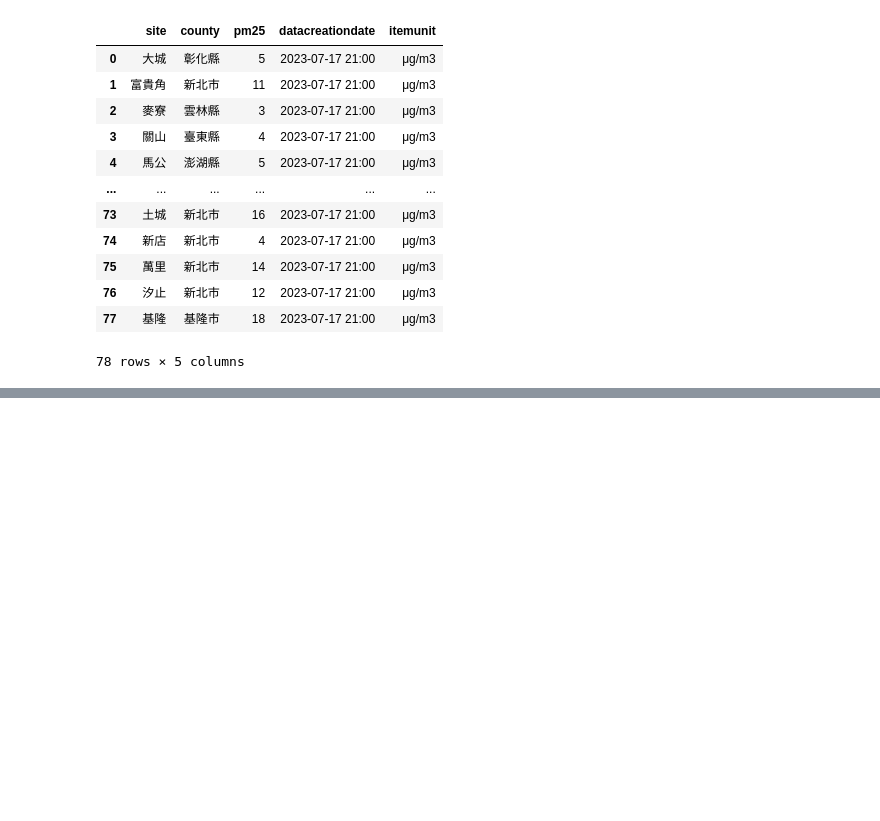
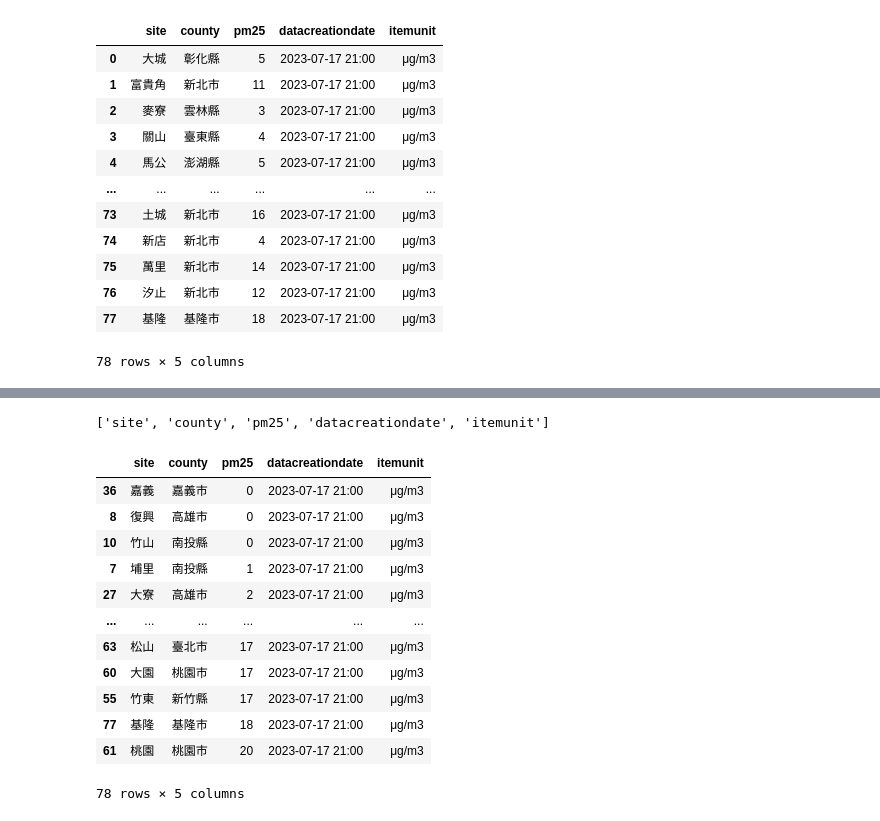
Before and after one commit to Bevis-Chen/homecoming_2023-07-17, a Jupyter notebook: crawler/stock.ipynb, the cells around one changed output, grey strips where cells are left out. Cells and saved outputs as stored; diff of their text form; code cells hidden in the pictures; blank space fills up the shorter version.

```diff
--- a/crawler/stock.ipynb
+++ b/crawler/stock.ipynb
@@ -92,0 +93,20 @@ df.values.tolist()
+# %%
+df.columns.tolist()
+# %% [output]
+['site', 'county', 'pm25', 'datacreationdate', 'itemunit']
+# %%
+df.sort_values("pm25", ascending=True)
+# %% [output]
+|  | site | county | pm25 | datacreationdate | itemunit |
+| 36 | 嘉義 | 嘉義市 | 0 | 2023-07-17 21:00 | μg/m3 |
+| 8 | 復興 | 高雄市 | 0 | 2023-07-17 21:00 | μg/m3 |
+| 10 | 竹山 | 南投縣 | 0 | 2023-07-17 21:00 | μg/m3 |
+| 7 | 埔里 | 南投縣 | 1 | 2023-07-17 21:00 | μg/m3 |
+| 27 | 大寮 | 高雄市 | 2 | 2023-07-17 21:00 | μg/m3 |
+| ... | ... | ... | ... | ... | ... |
+| 63 | 松山 | 臺北市 | 17 | 2023-07-17 21:00 | μg/m3 |
+| 60 | 大園 | 桃園市 | 17 | 2023-07-17 21:00 | μg/m3 |
+| 55 | 竹東 | 新竹縣 | 17 | 2023-07-17 21:00 | μg/m3 |
+| 77 | 基隆 | 基隆市 | 18 | 2023-07-17 21:00 | μg/m3 |
+| 61 | 桃園 | 桃園市 | 20 | 2023-07-17 21:00 | μg/m3 |
+78 rows × 5 columns
```
Also changed, not shown: parts of 5 cells of this notebook, 5 other files.
